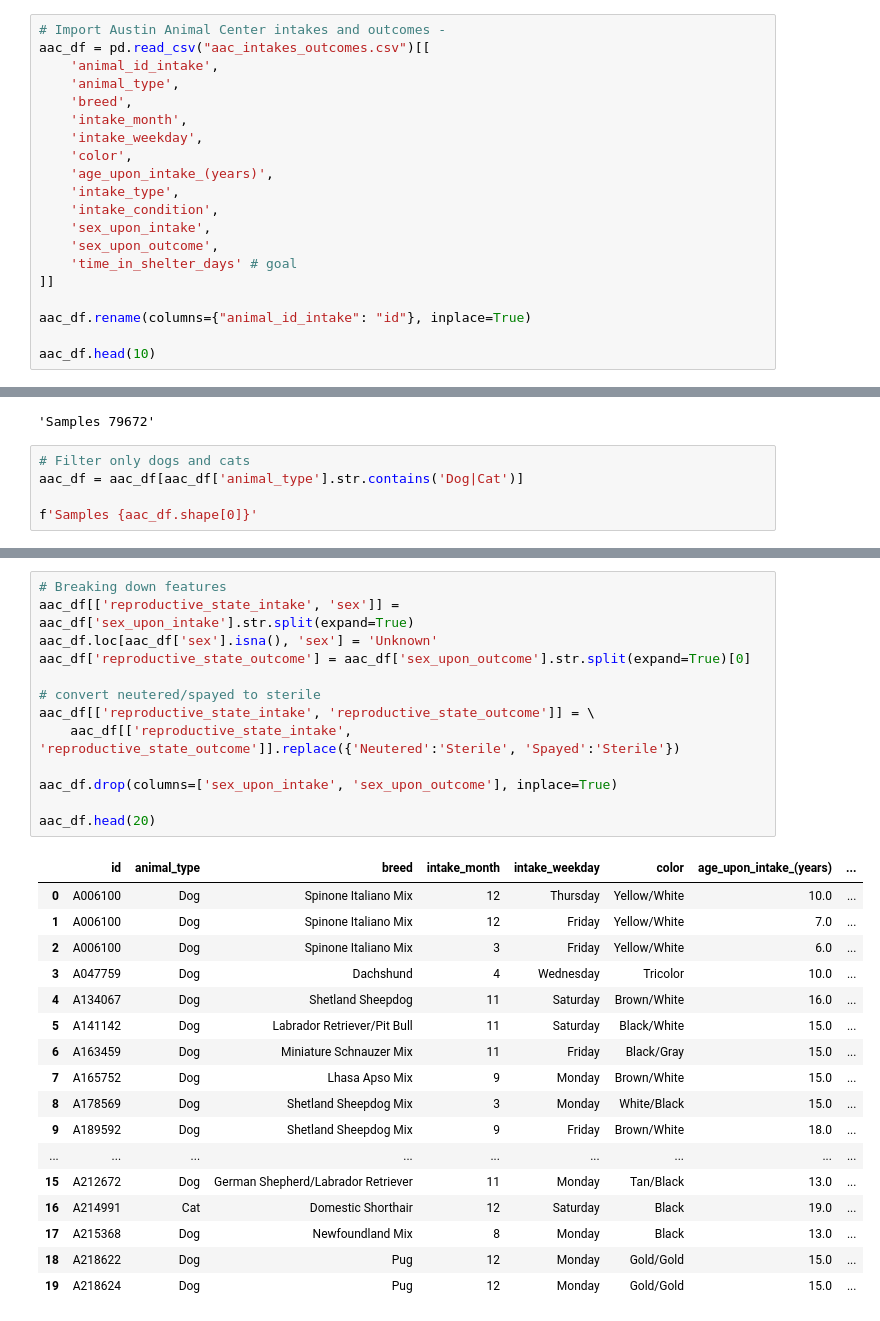
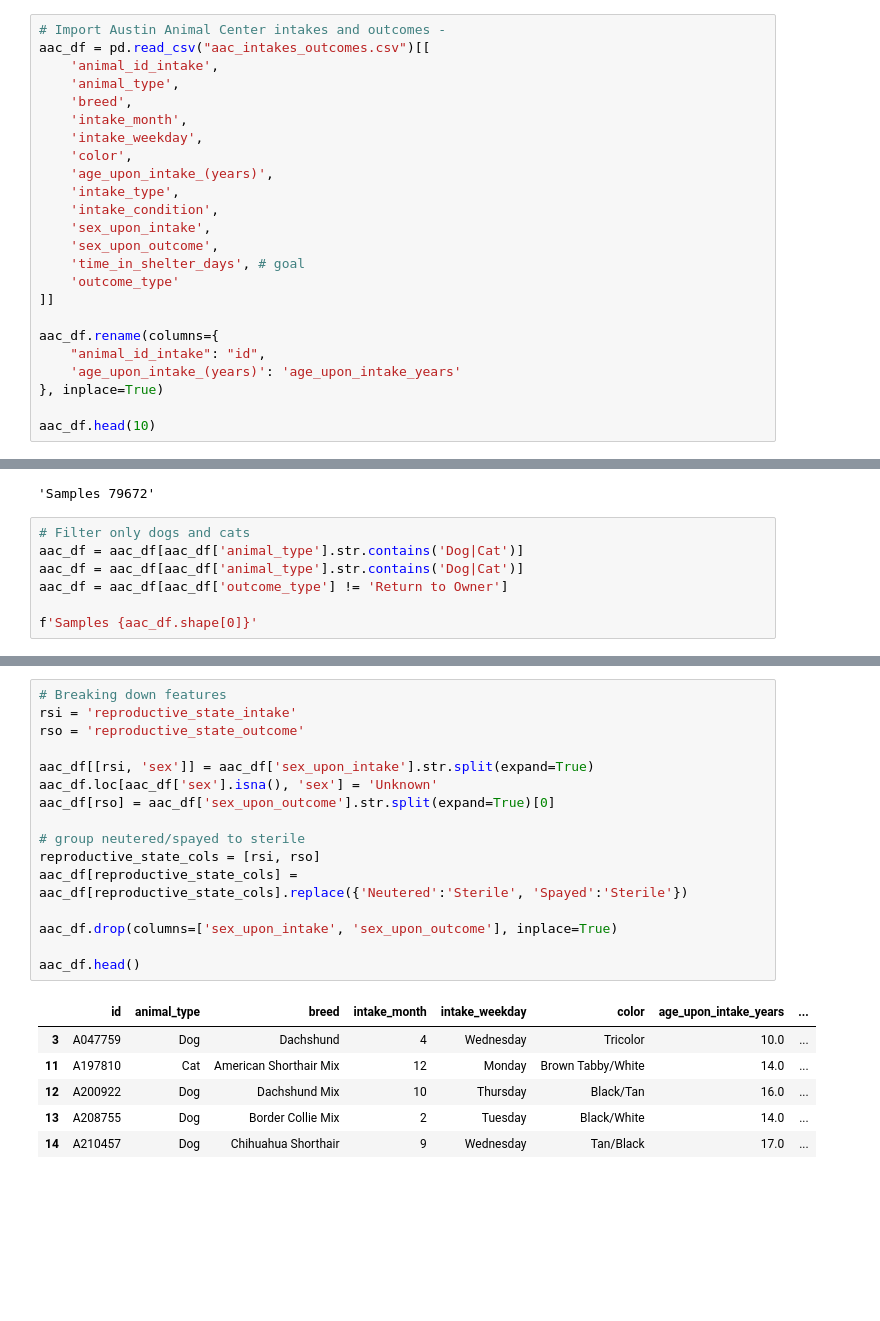
Before and after one commit to tara-pogancev/animal-adoption-prediction, a Jupyter notebook: AAC - EDA.ipynb, the cells around one changed output, grey strips where cells are left out. Saved outputs shown, nothing was run; the diff lists cells and outputs as text; blank space fills up the shorter version.

Commit message:
Add basic EDA and median model approach, breed mappings

```diff
--- a/AAC - EDA.ipynb
+++ b/AAC - EDA.ipynb
@@ -14,10 +25,14 @@ aac_df = pd.read_csv("aac_intakes_outcomes.csv")[[
     'intake_condition',
     'sex_upon_intake',
     'sex_upon_outcome',
-    'time_in_shelter_days' # goal
+    'time_in_shelter_days', # goal
+    'outcome_type'
 ]]
 
-aac_df.rename(columns={"animal_id_intake": "id"}, inplace=True)
+aac_df.rename(columns={
+    "animal_id_intake": "id",
+    'age_upon_intake_(years)': 'age_upon_intake_years'
+}, inplace=True)
 
 aac_df.head(10)
 # %% [output]
@@ -39,6 +54,8 @@ f'Samples {aac_df.shape[0]}'
 # %%
 # Filter only dogs and cats
 aac_df = aac_df[aac_df['animal_type'].str.contains('Dog|Cat')]
+aac_df = aac_df[aac_df['animal_type'].str.contains('Dog|Cat')]
+aac_df = aac_df[aac_df['outcome_type'] != 'Return to Owner']
 
 f'Samples {aac_df.shape[0]}'
 # %% [output]
@@ -81,32 +102,24 @@ Number of animals with different sex (Male/Female) after io: 0
 If sex_upon_intake is Male/Female so will be sex_upon_outcome => all the changes are due to spaying/neutering
 # %%
 # Breaking down features
-aac_df[['reproductive_state_intake', 'sex']] = aac_df['sex_upon_intake'].str.split(expand=True)
+rsi = 'reproductive_state_intake'
+rso = 'reproductive_state_outcome'
+
+aac_df[[rsi, 'sex']] = aac_df['sex_upon_intake'].str.split(expand=True)
 aac_df.loc[aac_df['sex'].isna(), 'sex'] = 'Unknown'
-aac_df['reproductive_state_outcome'] = aac_df['sex_upon_outcome'].str.split(expand=True)[0]
+aac_df[rso] = aac_df['sex_upon_outcome'].str.split(expand=True)[0]
 
-# convert neutered/spayed to sterile
-aac_df[['reproductive_state_intake', 'reproductive_state_outcome']] = \
-    aac_df[['reproductive_state_intake', 'reproductive_state_outcome']].replace({'Neutered':'Sterile', 'Spayed':'Sterile'})
+# group neutered/spayed to sterile
+reproductive_state_cols = [rsi, rso]
+aac_df[reproductive_state_cols] = aac_df[reproductive_state_cols].replace({'Neutered':'Sterile', 'Spayed':'Sterile'})
 
 aac_df.drop(columns=['sex_upon_intake', 'sex_upon_outcome'], inplace=True)
 
-aac_df.head(20)
+aac_df.head()
 # %% [output]
-|  | id | animal_type | breed | intake_month | intake_weekday | color | age_upon_intake_(years) | ... |
-| 0 | A006100 | Dog | Spinone Italiano Mix | 12 | Thursday | Yellow/White | 10.0 | ... |
-| 1 | A006100 | Dog | Spinone Italiano Mix | 12 | Friday | Yellow/White | 7.0 | ... |
-| 2 | A006100 | Dog | Spinone Italiano Mix | 3 | Friday | Yellow/White | 6.0 | ... |
+|  | id | animal_type | breed | intake_month | intake_weekday | color | age_upon_intake_years | ... |
 | 3 | A047759 | Dog | Dachshund | 4 | Wednesday | Tricolor | 10.0 | ... |
-| 4 | A134067 | Dog | Shetland Sheepdog | 11 | Saturday | Brown/White | 16.0 | ... |
-| 5 | A141142 | Dog | Labrador Retriever/Pit Bull | 11 | Saturday | Black/White | 15.0 | ... |
-| 6 | A163459 | Dog | Miniature Schnauzer Mix | 11 | Friday | Black/Gray | 15.0 | ... |
-| 7 | A165752 | Dog | Lhasa Apso Mix | 9 | Monday | Brown/White | 15.0 | ... |
-| 8 | A178569 | Dog | Shetland Sheepdog Mix | 3 | Monday | White/Black | 15.0 | ... |
-| 9 | A189592 | Dog | Shetland Sheepdog Mix | 9 | Friday | Brown/White | 18.0 | ... |
-| ... | ... | ... | ... | ... | ... | ... | ... | ... |
-| 15 | A212672 | Dog | German Shepherd/Labrador Retriever | 11 | Monday | Tan/Black | 13.0 | ... |
-| 16 | A214991 | Cat | Domestic Shorthair | 12 | Saturday | Black | 19.0 | ... |
-| 17 | A215368 | Dog | Newfoundland Mix | 8 | Monday | Black | 13.0 | ... |
-| 18 | A218622 | Dog | Pug | 12 | Monday | Gold/Gold | 15.0 | ... |
-| 19 | A218624 | Dog | Pug | 12 | Monday | Gold/Gold | 15.0 | ... |
+| 11 | A197810 | Cat | American Shorthair Mix | 12 | Monday | Brown Tabby/White | 14.0 | ... |
+| 12 | A200922 | Dog | Dachshund Mix | 10 | Thursday | Black/Tan | 16.0 | ... |
+| 13 | A208755 | Dog | Border Collie Mix | 2 | Tuesday | Black/White | 14.0 | ... |
+| 14 | A210457 | Dog | Chihuahua Shorthair | 9 | Wednesday | Tan/Black | 17.0 | ... |
```
Also changed, not shown: parts of 51 cells of this notebook, 4 other files.
